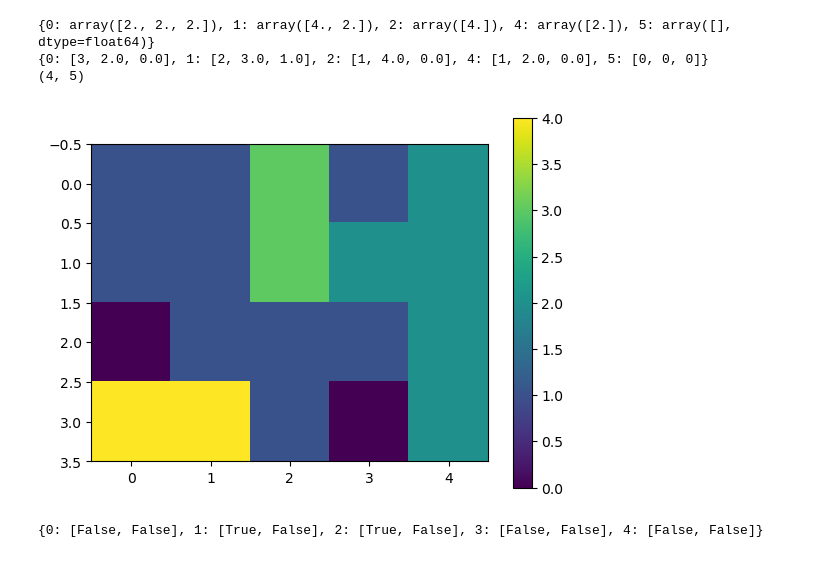
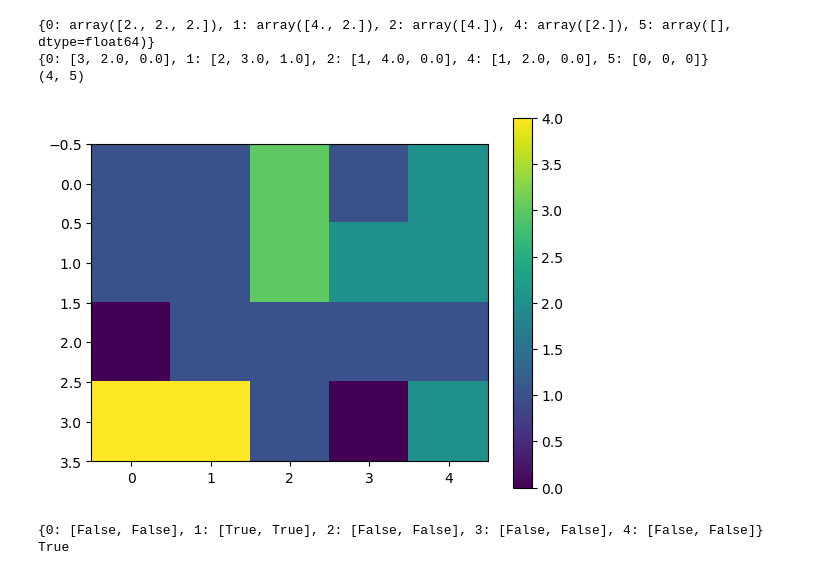
Before and after one commit to aM0NKE/ComplexSystemSimulation, a Jupyter notebook: mesa-schelling/cluster_find_function.ipynb, the cells around one changed output. Saved outputs shown, nothing was run; the diff lists cells and outputs as text; code cells hidden in the pictures.

```diff
--- a/mesa-schelling/cluster_find_function.ipynb
+++ b/mesa-schelling/cluster_find_function.ipynb
@@ -129,33 +129,35 @@ def percolation_detector(grid):
             clusters = sp.ndimage.sum(mask, labels, index=np.arange(labels.max() + 1))
             percolates_vertically = False
             percolates_horizontally = False
 
             # Loop through each cluster of a single poplulation group and check if it percolates
             # If the cluster is not big enough to percolate or if a previous cluster already percolated the check is skipped.
             for label in range(1,num_clusters+1):
                 if percolates_vertically == False and clusters[label] >= mask.shape[0]:
                     if label in labels[0,:] and label in labels[-1,:]:
                         percolates_vertically = True
 
                 if percolates_horizontally == False  and clusters[label] >= mask.shape[1]:
                     if label in labels[:,0] and label in labels[:,-1]:
                         percolates_horizontally = True
 
             percolation_check[value] = [percolates_vertically, percolates_horizontally]
 
     return percolation_check
 
 # Example usage
 grid = np.array([[1, 1, 3, 1, 2],
                   [1, 1, 3, 2, 2],
-                  [0, 1, 1, 1, 2],
+                  [0, 1, 1, 1, 1],
                   [4, 4, 1, 0, 2]])
 
 results = percolation_detector(grid)
 plt.imshow(grid)
 plt.colorbar()
 plt.show()
 print(results)
+print(any([any(results[value]) for value in results.keys()]))
 # %% [output]
-[figure, old version]
+[figure, new version]
-{0: [False, False], 1: [True, False], 2: [True, False], 3: [False, False], 4: [False, False]}
+{0: [False, False], 1: [True, True], 2: [False, False], 3: [False, False], 4: [False, False]}
+True
```
Also changed, not shown: 2 other files.
